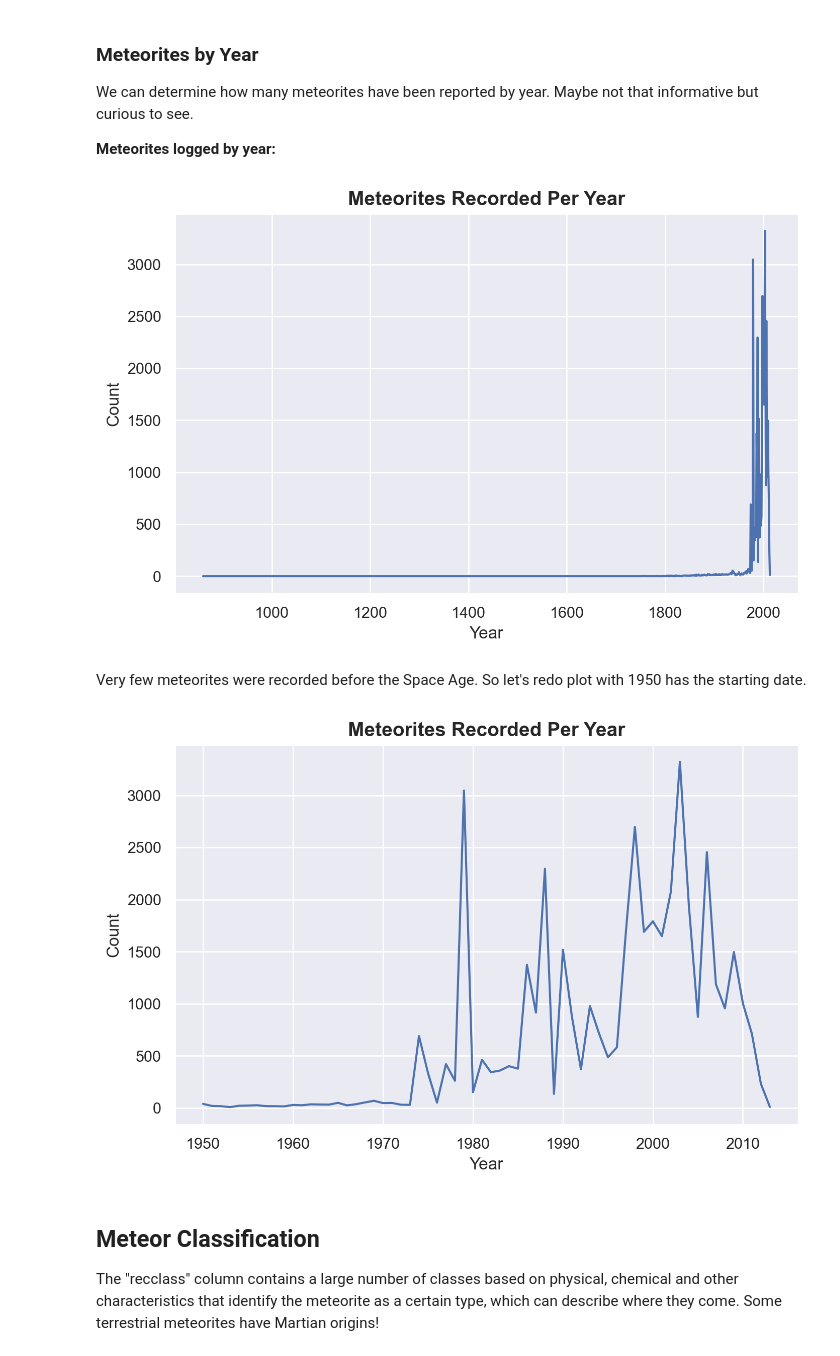
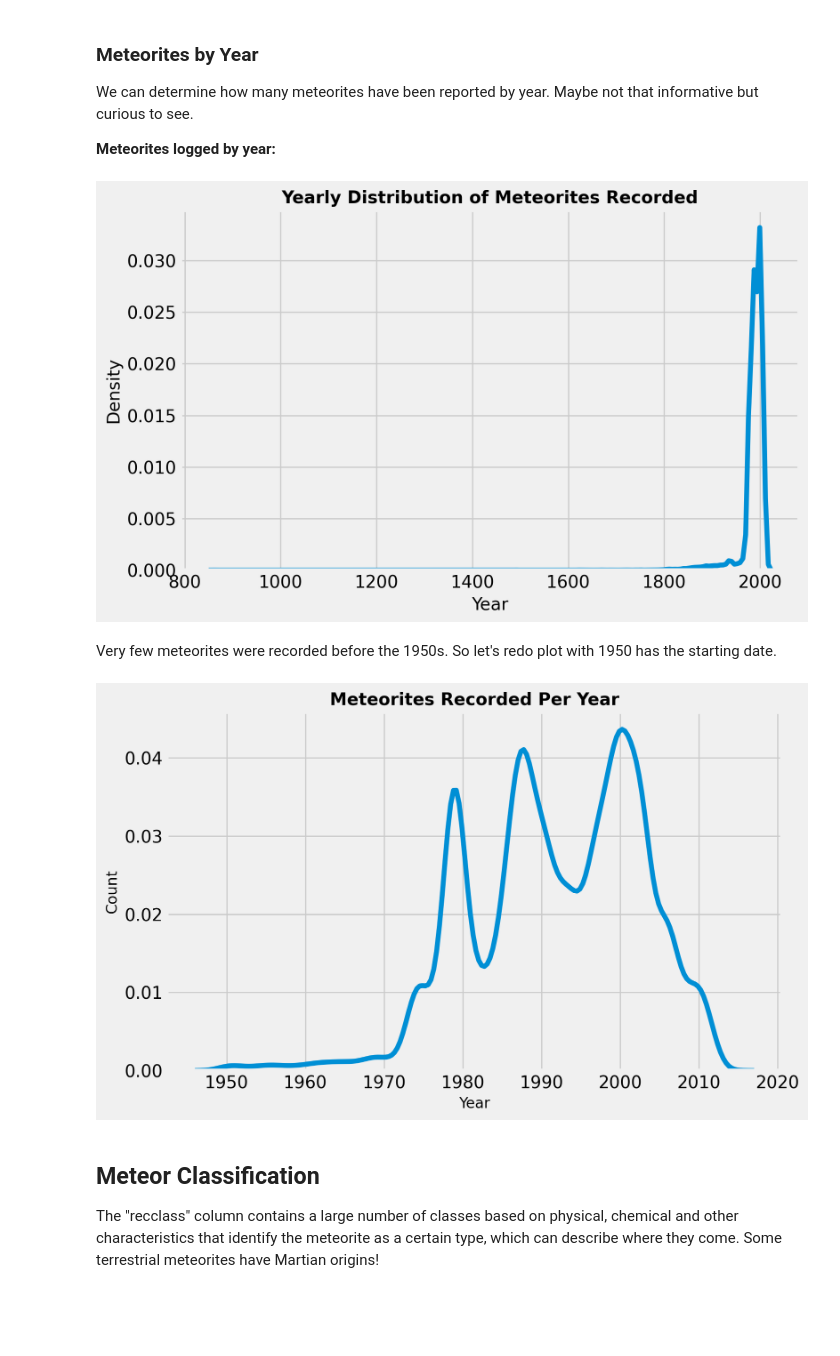
Before and after one commit to johnaboucha/data-science, a Jupyter notebook: projects/01.Meteorite.Landings/Meteorite Landings.ipynb, the cells around one changed output. Cells and saved outputs as stored; diff of their text form; code cells hidden in the pictures; blank space fills up the shorter version.

```diff
--- a/projects/01.Meteorite.Landings/Meteorite Landings.ipynb
+++ b/projects/01.Meteorite.Landings/Meteorite Landings.ipynb
@@ -61,3 +67,9 @@ Data columns (total 10 columns):
  9   GeoLocation  38401 non-null  object
 dtypes: float64(4), int64(1), object(5)
 memory usage: 3.5+ MB
+# %%
+# drop na
+
+meteors = meteors.dropna()
+
+meteors.shape
@@ -64,7 +78,7 @@ memory usage: 3.5+ MB
 # %%
 # The year dtype can be changed from float to int.
 
-meteors['year'] = meteors['year'].dropna().astype(int)
+meteors['year'] = meteors['year'].astype(int)
 # %%
 meteors.dtypes
 # %% [output]
@@ -242,12 +254,13 @@ by_year = meteors['year'].value_counts()
 # %%
+plt.style.use('fivethirtyeight')
 plt.figure(figsize=(8,5), dpi=200)
-ax = sns.lineplot(data=by_year)
-ax.set_title('Meteorites Recorded Per Year', fontsize=14, fontweight='bold')
-ax.set_xlabel('Year', fontsize=12)
-ax.set_ylabel('Count', fontsize=12)
+ax = sns.kdeplot(meteors['year'])
+ax.set_title('Yearly Distribution of Meteorites Recorded', fontsize=14, fontweight='bold')
+ax.set_xlabel('Year', fontsize=14)
+ax.set_ylabel('Density', fontsize=14)
 plt.show()
 # %% [output]
-[figure, old version]
+[figure, new version]
 # %% [markdown]
-Very few meteorites were recorded before the Space Age. So let's redo plot with 1950 has the starting date.
+Very few meteorites were recorded before the 1950s. So let's redo plot with 1950 has the starting date.
 # %%
@@ -255,12 +268,12 @@ by_year = meteors[meteors['year'] >= 1950]['year'].value_counts()
 # %%
 plt.figure(figsize=(8,5), dpi=200)
-ax = sns.lineplot(data=by_year)
+ax = sns.kdeplot(meteors['year'])
 ax.set_title('Meteorites Recorded Per Year', fontsize=14, fontweight='bold')
 ax.set_xlabel('Year', fontsize=12)
 ax.set_ylabel('Count', fontsize=12)
 plt.show()
 # %% [output]
-[figure, old version]
+[figure, new version]
 # %% [markdown]
 ## Meteor Classification
 
```
Also changed, not shown: parts of 12 cells of this notebook, 3 other files.
